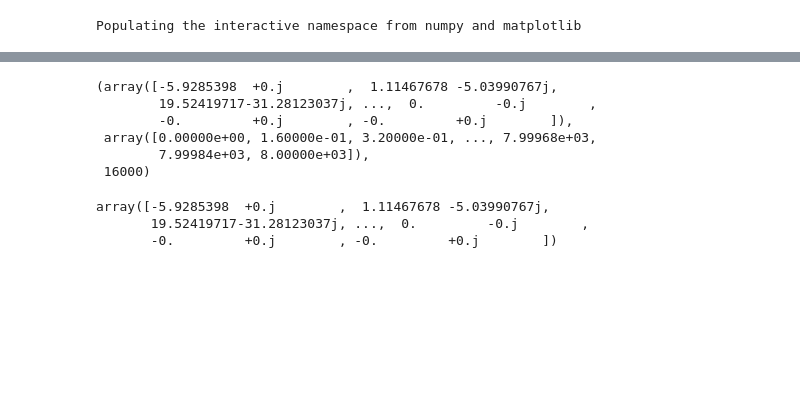
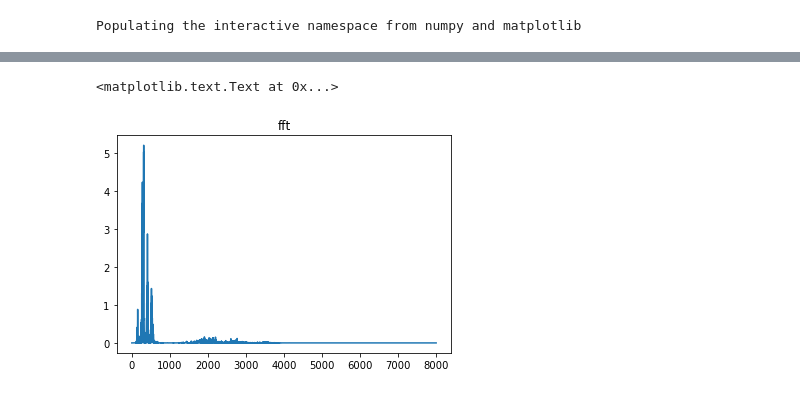
Before and after one commit to hadi-gharibi/gender-recognition-by-voice, a Jupyter notebook: explore/FE/Untitled.ipynb, the cells around one changed output, grey strips where cells are left out. Drawn from its saved outputs; the diff is of its cells as text; code cells hidden in the pictures; blank space fills up the shorter version.

```diff
--- a/explore/FE/Untitled.ipynb
+++ b/explore/FE/Untitled.ipynb
@@ -106,12 +124,4 @@ plot_player(9)
 # %%
 p = df.path.iloc[0]
-wave = Wave()
-snd = wave.read_wave(p)
-wave.low_pass_spectrum(280)
+snd = Wave.read_wave(p)
+snd.low_pass_filter()
-# %% [output]
-(array([-5.9285398  +0.j        ,  1.11467678 -5.03990767j,
-        19.52419717-31.28123037j, ...,  0.         -0.j        ,
-        -0.         +0.j        , -0.         +0.j        ]),
- array([0.00000e+00, 1.60000e-01, 3.20000e-01, ..., 7.99968e+03,
-        7.99984e+03, 8.00000e+03]),
- 16000)
@@ -120,6 +128,13 @@ am, freq, framerate = wave.low_pass_spectrum(280)
-# %%
-am
-# %% [output]
-array([-5.9285398  +0.j        ,  1.11467678 -5.03990767j,
-       19.52419717-31.28123037j, ...,  0.         -0.j        ,
-       -0.         +0.j        , -0.         +0.j        ])
+# %%
+### power plot
+#plot spectrum before LPF
+snd = Wave.read_wave(p)
+am, freq, framerate = snd.hs,snd.fs,snd.framerate
+idx = np.argsort(freq)
+
+plt.figure()
+plt.plot(freq[idx], snd.power[idx])
+plt.title('fft')
+# %% [output]
+<matplotlib.text.Text at 0x...>
+[figure, added]
```
Also changed, not shown: parts of 40 cells of this notebook.
